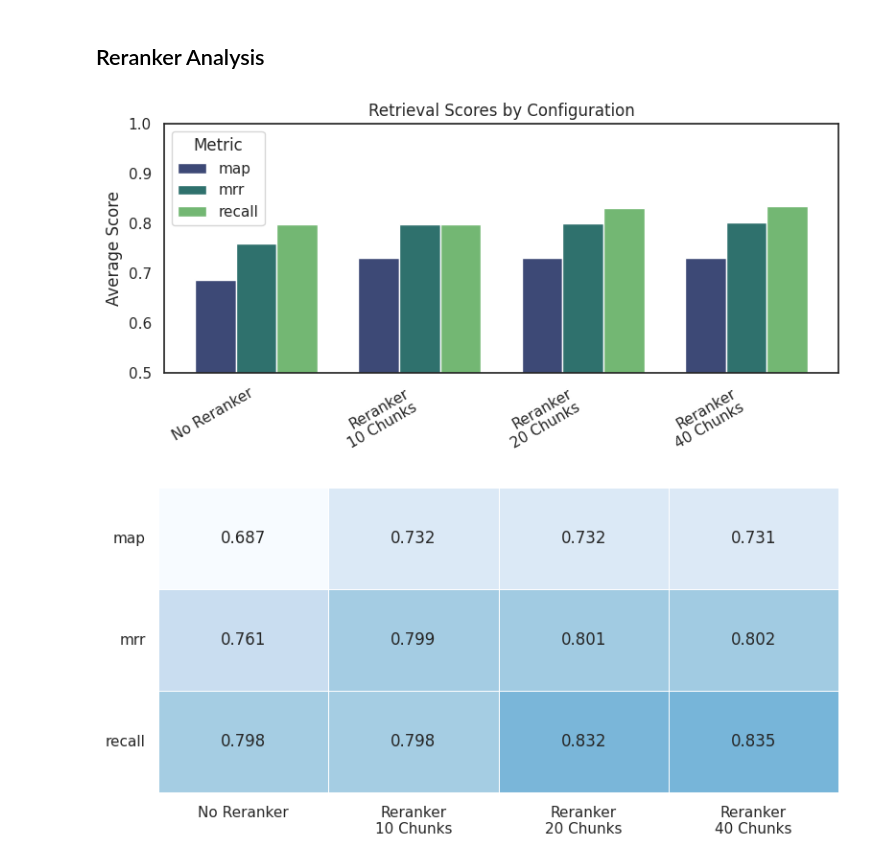
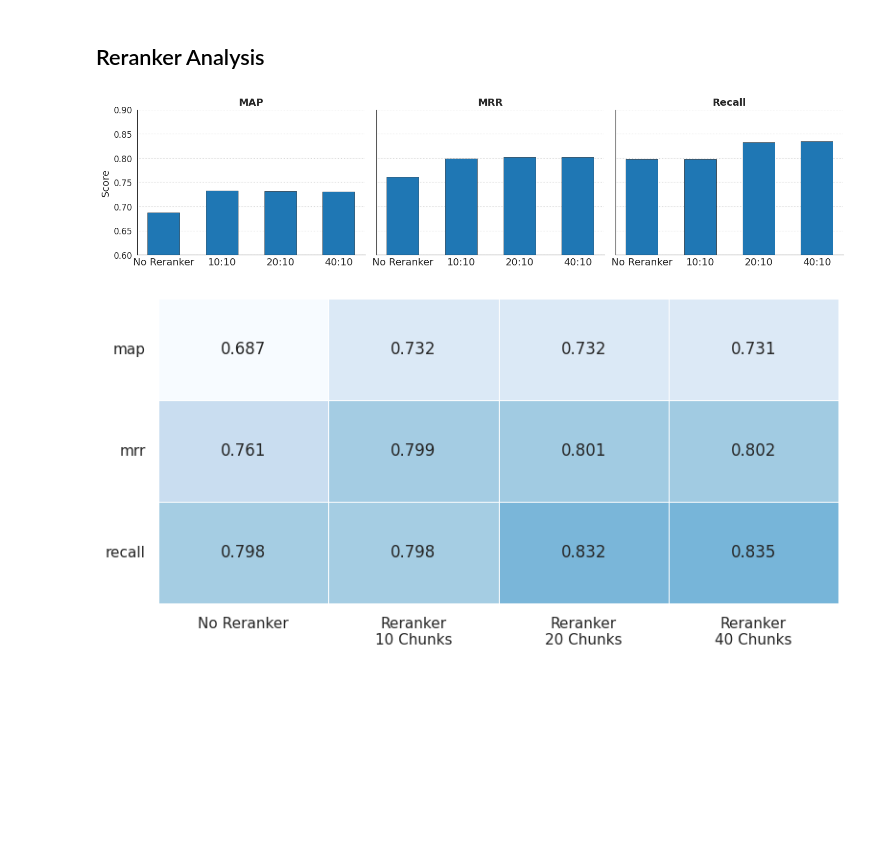
Before and after one commit to lukaskaibel/rag-medical-consultation, a Jupyter notebook: 7_analysis.ipynb, the cells around one changed output. Cells and saved outputs as stored; diff of their text form; code cells hidden in the pictures; blank space fills up the shorter version.

```diff
--- a/7_analysis.ipynb
+++ b/7_analysis.ipynb
@@ -142,0 +16,2 @@ plt.show()
+# %%
+BASIC_RAG_COLOR = "#1f77b4"
@@ -1551,64 +2137,80 @@ for col in score_cols:
     m = re.match(r"(?P<model>.+?)_(?P<k>\d+)_(?P<metric>map|mrr|recall)$", col)
     if not m:
         continue
     model, k_str, metric = m.group("model"), m.group("k"), m.group("metric")
-    label = "No Reranker" if model == "None" else f"Reranker\n{k_str} Chunks"
+    # Updated label style: "n:10" etc, keep baseline label
+    label = "No Reranker" if model == "None" else f"{k_str}:10"
     records.append({
         "label":  label,
         "metric": metric,
         "score":  mean_scores[col]
     })
 
 plot_df = pd.DataFrame(records)
 
 # 5) Collapse duplicates just in case
 agg = plot_df.groupby(["label","metric"], as_index=False)["score"].mean()
 
 # 6) Pivot to wide form
 pivot = agg.pivot(index="label", columns="metric", values="score")
 
 # 7) Only keep & order the labels you care about
 desired = [
     "No Reranker",
-    "Reranker\n10 Chunks",
-    "Reranker\n20 Chunks",
-    "Reranker\n40 Chunks",
-    "Reranker\n80 Chunks",
+    "10:10",
+    "20:10",
+    "40:10",
+    "80:10",
 ]
 present = [lbl for lbl in desired if lbl in pivot.index]
 pivot = pivot.loc[present]
 
-# 8) Define your custom colors (from your screenshot)
-colors = {
-    "map":    "#3D4976",   # navy
-    "mrr":    "#2F716D",   # teal
-    "recall": "#73B773",   # green
-}
+# 8) Bar charts (one metric per subplot). All bars BASIC_RAG_COLOR.
+metrics_order = [m for m in ['map','mrr','recall'] if m in pivot.columns]
 
-# 9) Plot
-x     = np.arange(len(pivot))
-width = 0.25
+x_labels = list(pivot.index)
+x = np.arange(len(x_labels))
 
-fig, ax = plt.subplots(figsize=(8,4))
-for i, metric in enumerate(pivot.columns):
-    ax.bar(
-        x + width*i,
-        pivot[metric],
-        width=width,
-        label=metric,
-        color=colors[metric]
-    )
+# More compact figure width to reduce whitespace
+fig_width = max(3.2 * len(metrics_order), 0.75 * len(x_labels))
+fig, axes = plt.subplots(1, len(metrics_order), figsize=(15, 4.2), sharey=True)
+if len(metrics_order) == 1:
+    axes = [axes]
 
-ax.set_xticks(x + width*(len(pivot.columns)-1)/2)
-ax.set_xticklabels(pivot.index, rotation=30, ha="right")
-ax.set_ylabel("Average Score")
-ax.set_ylim(0.5, 1.0)
-ax.set_title("Retrieval Scores by Configuration")
-ax.legend(title="Metric")
-plt.tight_layout()
+# Fixed y limits as requested
+ymin, ymax = 0.6, 0.9
+
+for idx, metric in enumerate(metrics_order):
+    ax = axes[idx]
+    scores = pivot[metric].values
+
+    ax.bar(x, scores, color=BASIC_RAG_COLOR, width=0.55, edgecolor='black', linewidth=0.4)
+
+    ax.set_title(metric.capitalize() if metric == "recall" else metric.upper(), pad=6, fontweight='bold')
+    ax.set_xticks(x)
+    ax.set_xticklabels(x_labels, fontsize=14)
+    ax.set_ylim(ymin, ymax)
+
+    # Remove x-axis tick lines (tick marks)
+    ax.tick_params(axis='x', length=0)
+
+    # Add horizontal grid lines at y ticks only
+    yticks = np.arange(ymin, ymax + 0.001, 0.05)
+    ax.set_yticks(yticks)
+    if idx == 0:
+        ax.set_ylabel("Score")
+    else:
+        ax.tick_params(axis='y', which='both', length=0)
+    ax.grid(axis='y', linestyle=':', alpha=1)
+
+    # Ensure no vertical grid lines
+    ax.grid(False, axis='x')
+
+# Tight spacing between subplots
+fig.subplots_adjust(wspace=0.05, left=0.07, right=0.995, bottom=0.22, top=0.90)
 plt.show()
 # %% [output]
-[figure, old version]
+[figure, new version]
 # %%
 import matplotlib.pyplot as plt
 import seaborn as sns
```
Also changed, not shown: parts of 11 cells of this notebook, 3 other files.
